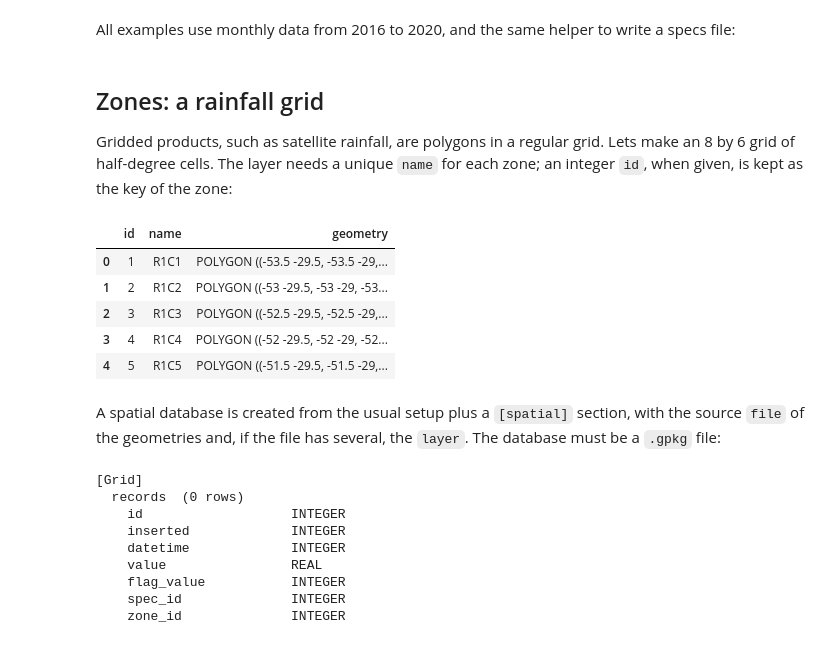
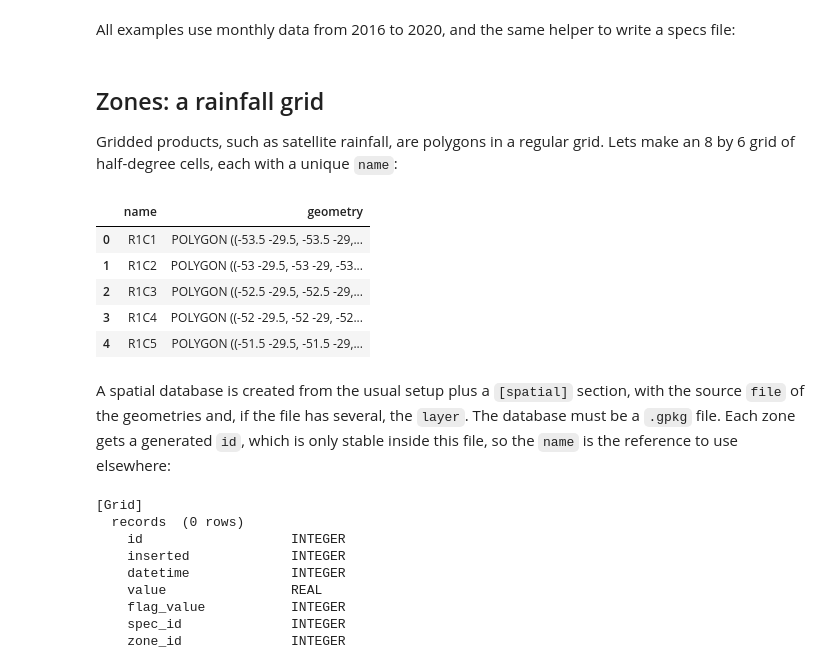
Before and after one commit to iporepos/plans, a Jupyter notebook: docs/tutorials/databases_03_spatial.ipynb, the cells around one changed output. Saved outputs shown, nothing was run; the diff lists cells and outputs as text; code cells hidden in the pictures.

Commit message:
spatial db improvements

```diff
--- a/docs/tutorials/databases_03_spatial.ipynb
+++ b/docs/tutorials/databases_03_spatial.ipynb
@@ -82,27 +82,27 @@ def write_specs(file_specs, specs):
 # %% [markdown]
 ## Zones: a rainfall grid
 
-Gridded products, such as satellite rainfall, are polygons in a regular grid. Lets make an 8 by 6 grid of half-degree cells. The layer needs a unique `name` for each zone; an integer `id`, when given, is kept as the key of the zone:
+Gridded products, such as satellite rainfall, are polygons in a regular grid. Lets make an 8 by 6 grid of half-degree cells, each with a unique `name`:
 # %%
 cells = []
 for row in range(6):
     for col in range(8):
         x0, y0 = -54.0 + 0.5 * col, -29.0 - 0.5 * (row + 1)
-        cells.append({"id": 1 + row * 8 + col, "name": f"R{row + 1}C{col + 1}", "geometry": box(x0, y0, x0 + 0.5, y0 + 0.5)})
+        cells.append({"name": f"R{row + 1}C{col + 1}", "geometry": box(x0, y0, x0 + 0.5, y0 + 0.5)})
 grid = gpd.GeoDataFrame(data=cells, crs="EPSG:4674")
 
 file_grid = OUTPUT_DIR / "grid.gpkg"
 grid.to_file(filename=file_grid, layer="grid", driver="GPKG")
 grid.head()
 # %% [output]
-|  | id | name | geometry |
-| 0 | 1 | R1C1 | POLYGON ((-53.5 -29.5, -53.5 -29,... |
-| 1 | 2 | R1C2 | POLYGON ((-53 -29.5, -53 -29, -53... |
-| 2 | 3 | R1C3 | POLYGON ((-52.5 -29.5, -52.5 -29,... |
-| 3 | 4 | R1C4 | POLYGON ((-52 -29.5, -52 -29, -52... |
-| 4 | 5 | R1C5 | POLYGON ((-51.5 -29.5, -51.5 -29,... |
+|  | name | geometry |
+| 0 | R1C1 | POLYGON ((-53.5 -29.5, -53.5 -29,... |
+| 1 | R1C2 | POLYGON ((-53 -29.5, -53 -29, -53... |
+| 2 | R1C3 | POLYGON ((-52.5 -29.5, -52.5 -29,... |
+| 3 | R1C4 | POLYGON ((-52 -29.5, -52 -29, -52... |
+| 4 | R1C5 | POLYGON ((-51.5 -29.5, -51.5 -29,... |
 # %% [markdown]
-A spatial database is created from the usual setup plus a `[spatial]` section, with the source `file` of the geometries and, if the file has several, the `layer`. The database must be a `.gpkg` file:
+A spatial database is created from the usual setup plus a `[spatial]` section, with the source `file` of the geometries and, if the file has several, the `layer`. The database must be a `.gpkg` file. Each zone gets a generated `id`, which is only stable inside this file, so the `name` is the reference to use elsewhere:
 # %%
 file_specs = write_specs(
     file_specs=OUTPUT_DIR / "grid_specs.json",
```
Also changed, not shown: parts of 6 cells of this notebook, 3 other files.
